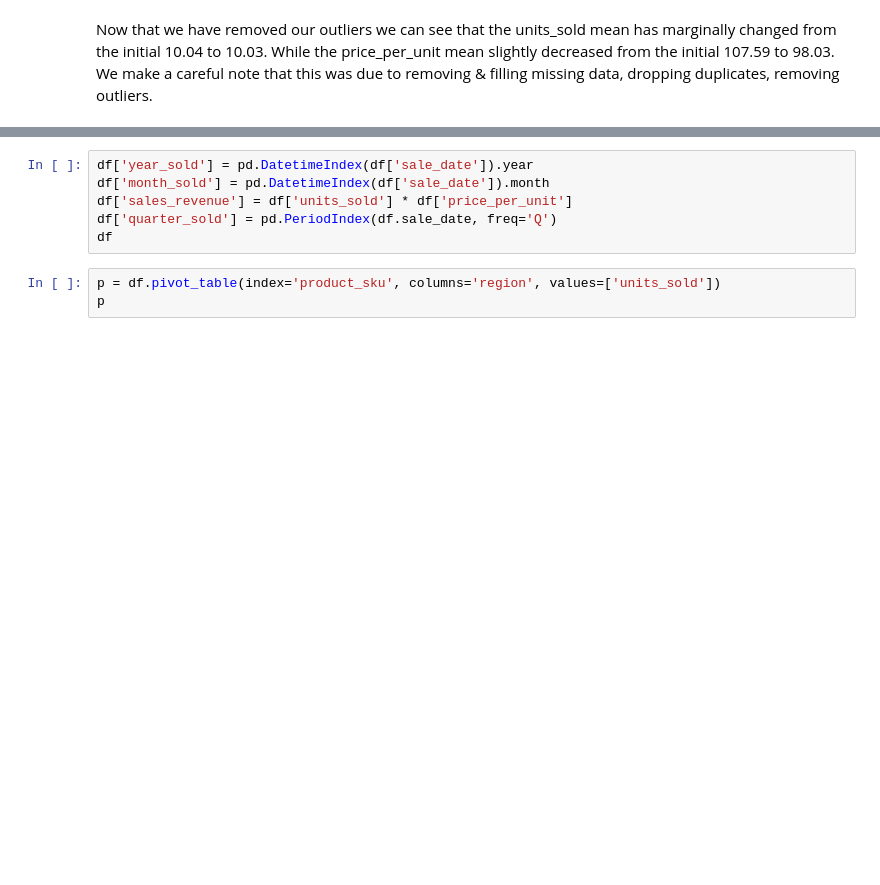
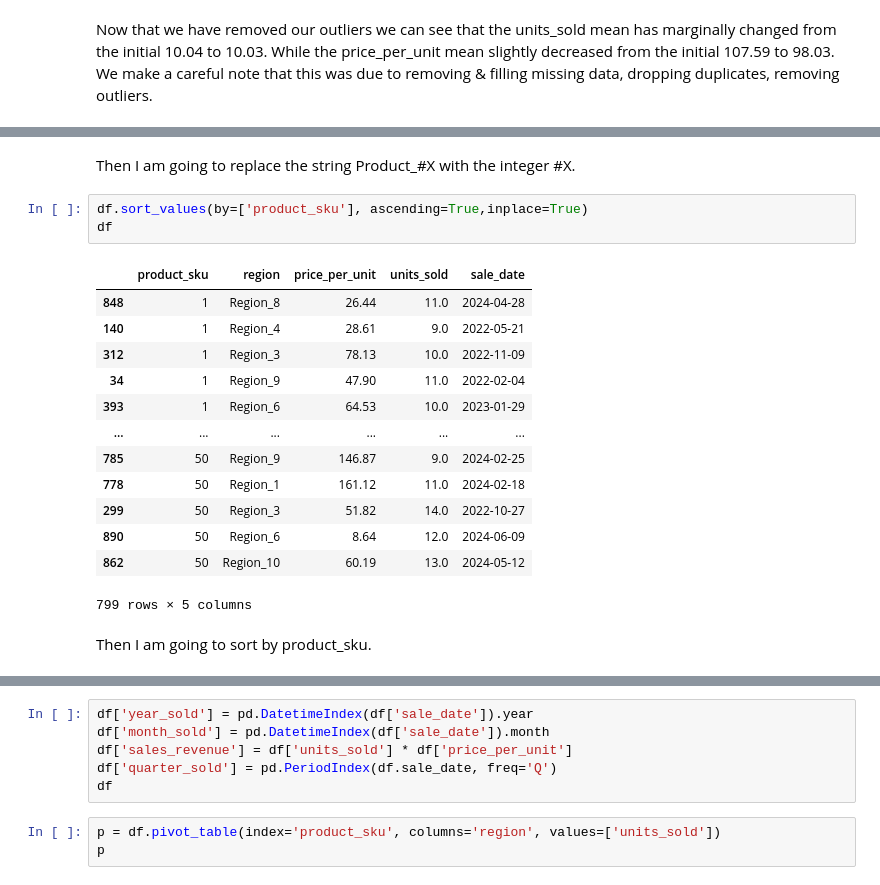
Before and after one commit to ajkam/schulich_data_science, a Jupyter notebook: Assignments/Assignment_1_v2.ipynb, the cells around one changed output, grey strips where cells are left out. Drawn from its saved outputs; the diff is of its cells as text; blank space fills up the shorter version.

```diff
--- a/Assignments/Assignment_1_v2.ipynb
+++ b/Assignments/Assignment_1_v2.ipynb
@@ -277,2 +627,23 @@ df
+# %% [markdown]
+Then I am going to replace the string Product_#X with the integer #X.
+# %%
+df.sort_values(by=['product_sku'], ascending=True,inplace=True)
+df
+# %% [output]
+|  | product_sku | region | price_per_unit | units_sold | sale_date |
+| 848 | 1 | Region_8 | 26.44 | 11.0 | 2024-04-28 |
+| 140 | 1 | Region_4 | 28.61 | 9.0 | 2022-05-21 |
+| 312 | 1 | Region_3 | 78.13 | 10.0 | 2022-11-09 |
+| 34 | 1 | Region_9 | 47.90 | 11.0 | 2022-02-04 |
+| 393 | 1 | Region_6 | 64.53 | 10.0 | 2023-01-29 |
+| ... | ... | ... | ... | ... | ... |
+| 785 | 50 | Region_9 | 146.87 | 9.0 | 2024-02-25 |
+| 778 | 50 | Region_1 | 161.12 | 11.0 | 2024-02-18 |
+| 299 | 50 | Region_3 | 51.82 | 14.0 | 2022-10-27 |
+| 890 | 50 | Region_6 | 8.64 | 12.0 | 2024-06-09 |
+| 862 | 50 | Region_10 | 60.19 | 13.0 | 2024-05-12 |
+799 rows × 5 columns
+# %% [markdown]
+Then I am going to sort by product_sku.
 # %%
 print(df['region'].unique())
```
Also changed, not shown: parts of 87 cells of this notebook.
